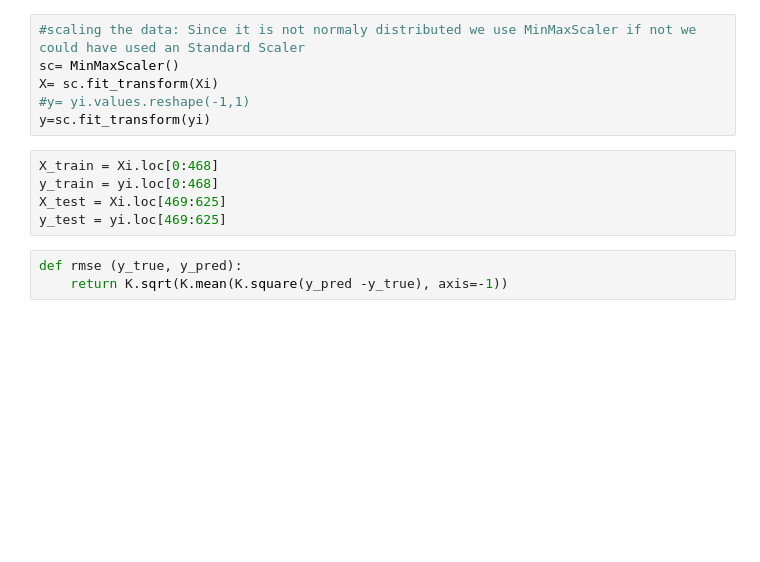
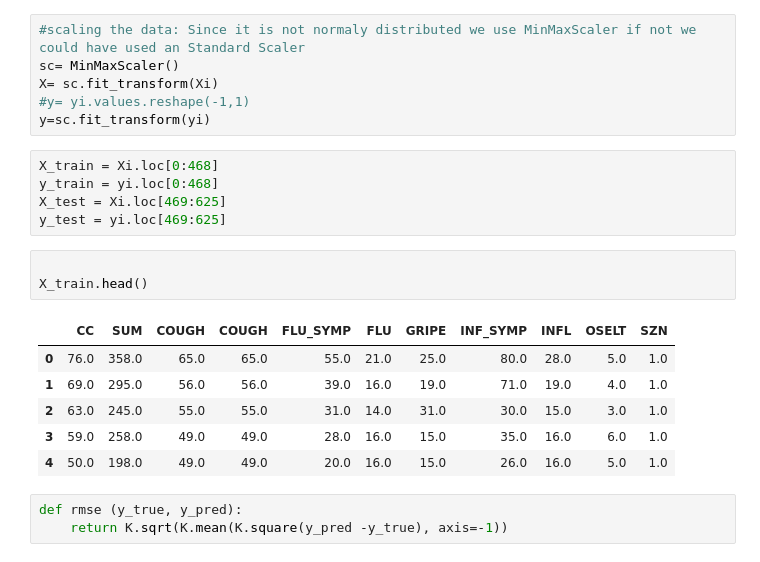
Before and after one commit to shreyaj1212/Influenza-Trends, a Jupyter notebook: 2019-Neural_Net.ipynb, the cells around one changed output. Saved outputs shown, nothing was run; the diff lists cells and outputs as text; blank space fills up the shorter version.

```diff
--- a/Neural_Net.ipynb
+++ b/2019-Neural_Net.ipynb
@@ -93,6 +95,16 @@ X_train = Xi.loc[0:468]
 y_train = yi.loc[0:468]
 X_test = Xi.loc[469:625]
 y_test = yi.loc[469:625]
+# %%
+
+X_train.head()
+# %% [output]
+|  | CC | SUM | COUGH | COUGH | FLU_SYMP | FLU | GRIPE | INF_SYMP | INFL | OSELT | SZN |
+| 0 | 76.0 | 358.0 | 65.0 | 65.0 | 55.0 | 21.0 | 25.0 | 80.0 | 28.0 | 5.0 | 1.0 |
+| 1 | 69.0 | 295.0 | 56.0 | 56.0 | 39.0 | 16.0 | 19.0 | 71.0 | 19.0 | 4.0 | 1.0 |
+| 2 | 63.0 | 245.0 | 55.0 | 55.0 | 31.0 | 14.0 | 31.0 | 30.0 | 15.0 | 3.0 | 1.0 |
+| 3 | 59.0 | 258.0 | 49.0 | 49.0 | 28.0 | 16.0 | 15.0 | 35.0 | 16.0 | 6.0 | 1.0 |
+| 4 | 50.0 | 198.0 | 49.0 | 49.0 | 20.0 | 16.0 | 15.0 | 26.0 | 16.0 | 5.0 | 1.0 |
 # %%
 def rmse (y_true, y_pred):
     return K.sqrt(K.mean(K.square(y_pred -y_true), axis=-1))
```
Also changed, not shown: parts of 1 cell of this notebook, 24 other files.
